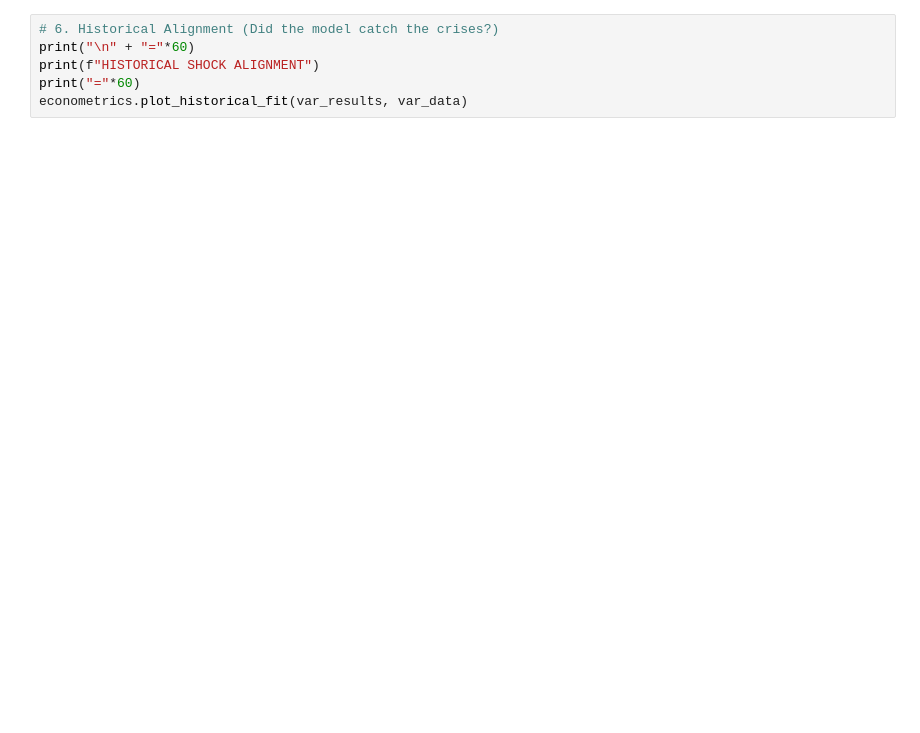
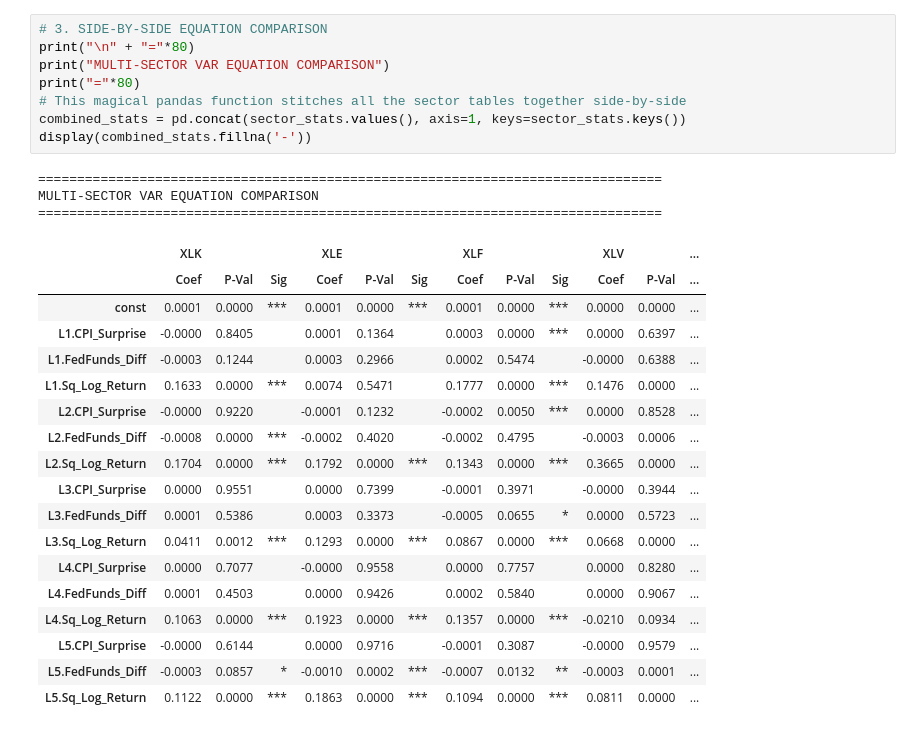
Before and after one commit to solidburak/Volatility_Thesis, a Jupyter notebook: notebooks/04_structural_dynamics.ipynb, the cells around one changed output. Cells and saved outputs as stored; diff of their text form; blank space fills up the shorter version.

```diff
--- a/notebooks/04_structural_dynamics.ipynb
+++ b/notebooks/04_structural_dynamics.ipynb
@@ -43,6 +127,30 @@ var_results, irf = econometrics.fit_var_and_plot_irf(var_data, max_lags=5, irf_p
 # %%
-# 6. Historical Alignment (Did the model catch the crises?)
-print("\n" + "="*60)
-print(f"HISTORICAL SHOCK ALIGNMENT")
-print("="*60)
-econometrics.plot_historical_fit(var_results, var_data)
+# 3. SIDE-BY-SIDE EQUATION COMPARISON
+print("\n" + "="*80)
+print("MULTI-SECTOR VAR EQUATION COMPARISON")
+print("="*80)
+# This magical pandas function stitches all the sector tables together side-by-side
+combined_stats = pd.concat(sector_stats.values(), axis=1, keys=sector_stats.keys())
+display(combined_stats.fillna('-'))
+# %% [output]
+================================================================================
+MULTI-SECTOR VAR EQUATION COMPARISON
+================================================================================
+|  | XLK |  |  | XLE |  |  | XLF |  |  | XLV |  | ... |
+|  | Coef | P-Val | Sig | Coef | P-Val | Sig | Coef | P-Val | Sig | Coef | P-Val | ... |
+| const | 0.0001 | 0.0000 | *** | 0.0001 | 0.0000 | *** | 0.0001 | 0.0000 | *** | 0.0000 | 0.0000 | ... |
+| L1.CPI_Surprise | -0.0000 | 0.8405 |  | 0.0001 | 0.1364 |  | 0.0003 | 0.0000 | *** | 0.0000 | 0.6397 | ... |
+| L1.FedFunds_Diff | -0.0003 | 0.1244 |  | 0.0003 | 0.2966 |  | 0.0002 | 0.5474 |  | -0.0000 | 0.6388 | ... |
+| L1.Sq_Log_Return | 0.1633 | 0.0000 | *** | 0.0074 | 0.5471 |  | 0.1777 | 0.0000 | *** | 0.1476 | 0.0000 | ... |
+| L2.CPI_Surprise | -0.0000 | 0.9220 |  | -0.0001 | 0.1232 |  | -0.0002 | 0.0050 | *** | 0.0000 | 0.8528 | ... |
+| L2.FedFunds_Diff | -0.0008 | 0.0000 | *** | -0.0002 | 0.4020 |  | -0.0002 | 0.4795 |  | -0.0003 | 0.0006 | ... |
+| L2.Sq_Log_Return | 0.1704 | 0.0000 | *** | 0.1792 | 0.0000 | *** | 0.1343 | 0.0000 | *** | 0.3665 | 0.0000 | ... |
+| L3.CPI_Surprise | 0.0000 | 0.9551 |  | 0.0000 | 0.7399 |  | -0.0001 | 0.3971 |  | -0.0000 | 0.3944 | ... |
+| L3.FedFunds_Diff | 0.0001 | 0.5386 |  | 0.0003 | 0.3373 |  | -0.0005 | 0.0655 | * | 0.0000 | 0.5723 | ... |
+| L3.Sq_Log_Return | 0.0411 | 0.0012 | *** | 0.1293 | 0.0000 | *** | 0.0867 | 0.0000 | *** | 0.0668 | 0.0000 | ... |
+| L4.CPI_Surprise | 0.0000 | 0.7077 |  | -0.0000 | 0.9558 |  | 0.0000 | 0.7757 |  | 0.0000 | 0.8280 | ... |
+| L4.FedFunds_Diff | 0.0001 | 0.4503 |  | 0.0000 | 0.9426 |  | 0.0002 | 0.5840 |  | 0.0000 | 0.9067 | ... |
+| L4.Sq_Log_Return | 0.1063 | 0.0000 | *** | 0.1923 | 0.0000 | *** | 0.1357 | 0.0000 | *** | -0.0210 | 0.0934 | ... |
+| L5.CPI_Surprise | -0.0000 | 0.6144 |  | 0.0000 | 0.9716 |  | -0.0001 | 0.3087 |  | -0.0000 | 0.9579 | ... |
+| L5.FedFunds_Diff | -0.0003 | 0.0857 | * | -0.0010 | 0.0002 | *** | -0.0007 | 0.0132 | ** | -0.0003 | 0.0001 | ... |
+| L5.Sq_Log_Return | 0.1122 | 0.0000 | *** | 0.1863 | 0.0000 | *** | 0.1094 | 0.0000 | *** | 0.0811 | 0.0000 | ... |
```
Also changed, not shown: parts of 3 cells of this notebook, 10 other files.
